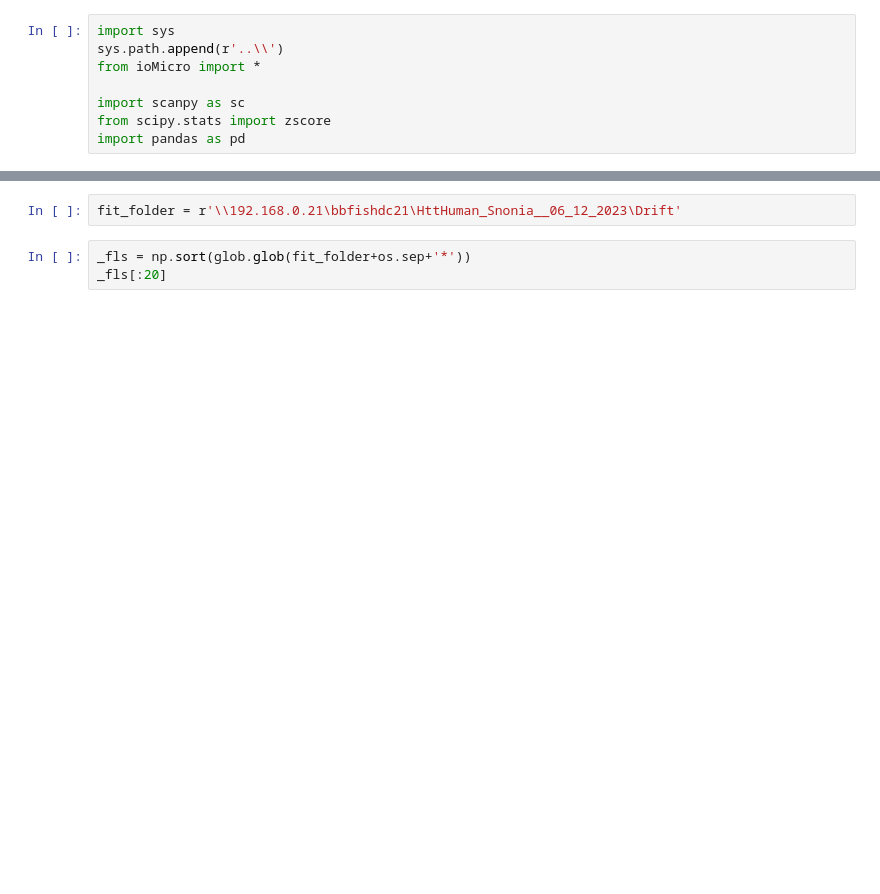
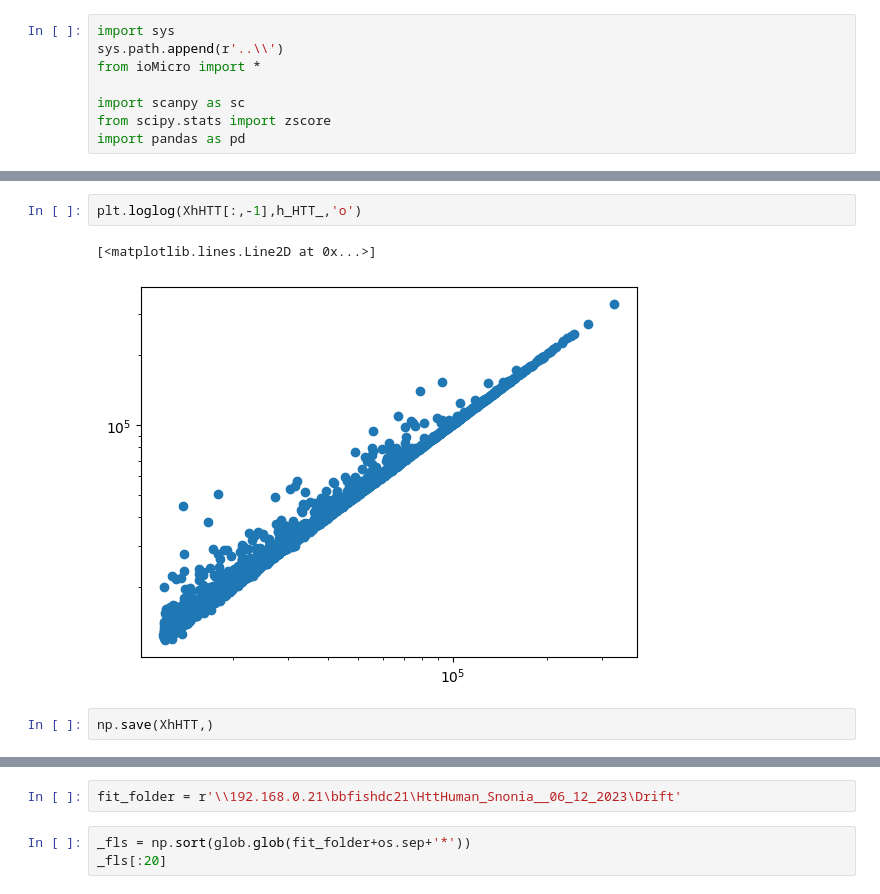
Before and after one commit to deprekate/NMERFISH, a Jupyter notebook: Human/QuantifyHTT_CAG_allfovs.ipynb, the cells around one changed output, grey strips where cells are left out. Cells and saved outputs as stored; diff of their text form; blank space fills up the shorter version.

```diff
--- a/Human/QuantifyHTT_CAG_allfovs.ipynb
+++ b/Human/QuantifyHTT_CAG_allfovs.ipynb
@@ -8,0 +183,7 @@ import pandas as pd
+# %%
+plt.loglog(XhHTT[:,-1],h_HTT_,'o')
+# %% [output]
+[<matplotlib.lines.Line2D at 0x...>]
+[figure, added]
+# %%
+np.save(XhHTT,)
```
Also changed, not shown: parts of 15 cells of this notebook, 6 other files.
